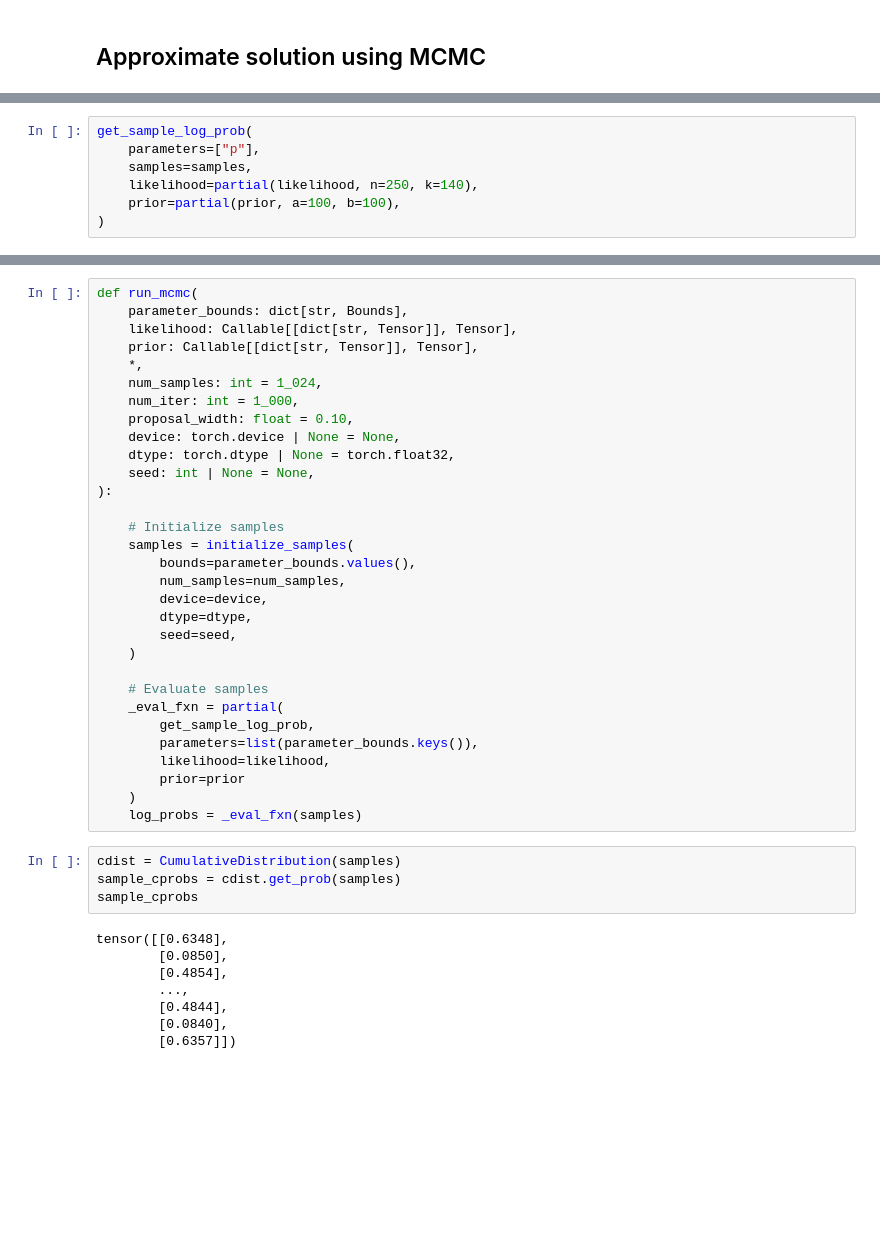
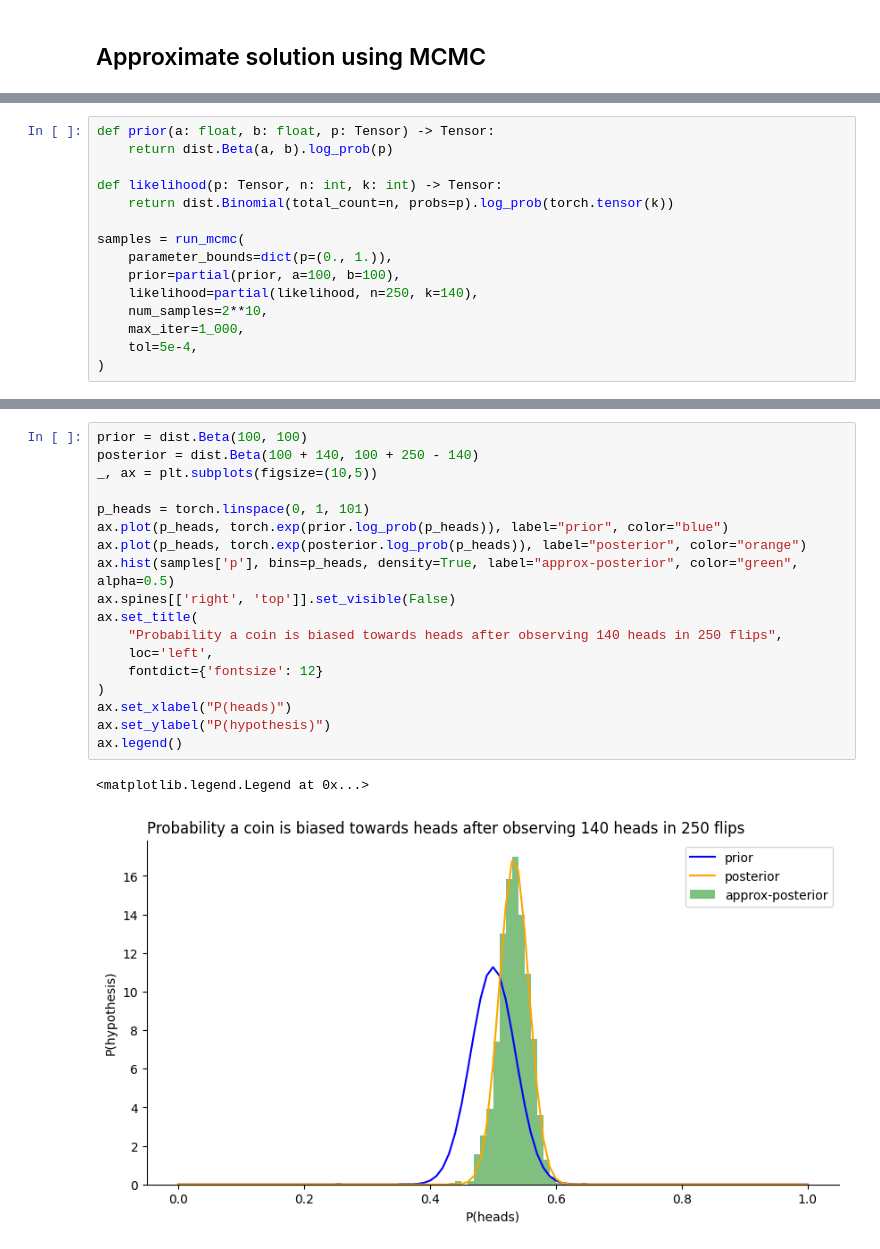
Before and after one commit to libertininick/bayesian-stats, a Jupyter notebook: notebooks/mcmc.ipynb, the cells around one changed output, grey strips where cells are left out. Drawn from its saved outputs; the diff is of its cells as text; blank space fills up the shorter version.

```diff
--- a/notebooks/mcmc.ipynb
+++ b/notebooks/mcmc.ipynb
@@ -59,7 +42,15 @@ tensor([[0.6352],
 # %%
-get_sample_log_prob(
-    parameters=["p"],
-    samples=samples,
+def prior(a: float, b: float, p: Tensor) -> Tensor:
+    return dist.Beta(a, b).log_prob(p)
+
+def likelihood(p: Tensor, n: int, k: int) -> Tensor:
+    return dist.Binomial(total_count=n, probs=p).log_prob(torch.tensor(k))
+
+samples = run_mcmc(
+    parameter_bounds=dict(p=(0., 1.)),
+    prior=partial(prior, a=100, b=100),
     likelihood=partial(likelihood, n=250, k=140),
-    prior=partial(prior, a=100, b=100),
+    num_samples=2**10,
+    max_iter=1_000,
+    tol=5e-4,
 )
@@ -69,43 +57,21 @@ tensor([ -11.0544, -299.4460,   -3.3569,  ...,   -3.4506, -301.6765,
-# %%
-def run_mcmc(
-    parameter_bounds: dict[str, Bounds],
-    likelihood: Callable[[dict[str, Tensor]], Tensor],
-    prior: Callable[[dict[str, Tensor]], Tensor],
-    *,
-    num_samples: int = 1_024,
-    num_iter: int = 1_000,
-    proposal_width: float = 0.10,
-    device: torch.device | None = None,
-    dtype: torch.dtype | None = torch.float32,
-    seed: int | None = None,
-):
-
-    # Initialize samples
-    samples = initialize_samples(
-        bounds=parameter_bounds.values(),
-        num_samples=num_samples,
-        device=device,
-        dtype=dtype,
-        seed=seed,
-    )
-
-    # Evaluate samples
-    _eval_fxn = partial(
-        get_sample_log_prob,
-        parameters=list(parameter_bounds.keys()),
-        likelihood=likelihood,
-        prior=prior
-    )
-    log_probs = _eval_fxn(samples)
-# %%
-cdist = CumulativeDistribution(samples)
-sample_cprobs = cdist.get_prob(samples)
-sample_cprobs
-# %% [output]
-tensor([[0.6348],
-        [0.0850],
-        [0.4854],
-        ...,
-        [0.4844],
-        [0.0840],
-        [0.6357]])
+# %%
+prior = dist.Beta(100, 100)
+posterior = dist.Beta(100 + 140, 100 + 250 - 140)
+_, ax = plt.subplots(figsize=(10,5))
+
+p_heads = torch.linspace(0, 1, 101)
+ax.plot(p_heads, torch.exp(prior.log_prob(p_heads)), label="prior", color="blue")
+ax.plot(p_heads, torch.exp(posterior.log_prob(p_heads)), label="posterior", color="orange")
+ax.hist(samples['p'], bins=p_heads, density=True, label="approx-posterior", color="green", alpha=0.5)
+ax.spines[['right', 'top']].set_visible(False)
+ax.set_title(
+    "Probability a coin is biased towards heads after observing 140 heads in 250 flips",
+    loc='left',
+    fontdict={'fontsize': 12}
+)
+ax.set_xlabel("P(heads)")
+ax.set_ylabel("P(hypothesis)")
+ax.legend()
+# %% [output]
+<matplotlib.legend.Legend at 0x...>
+[figure, added]
```
Also changed, not shown: parts of 4 cells of this notebook.
